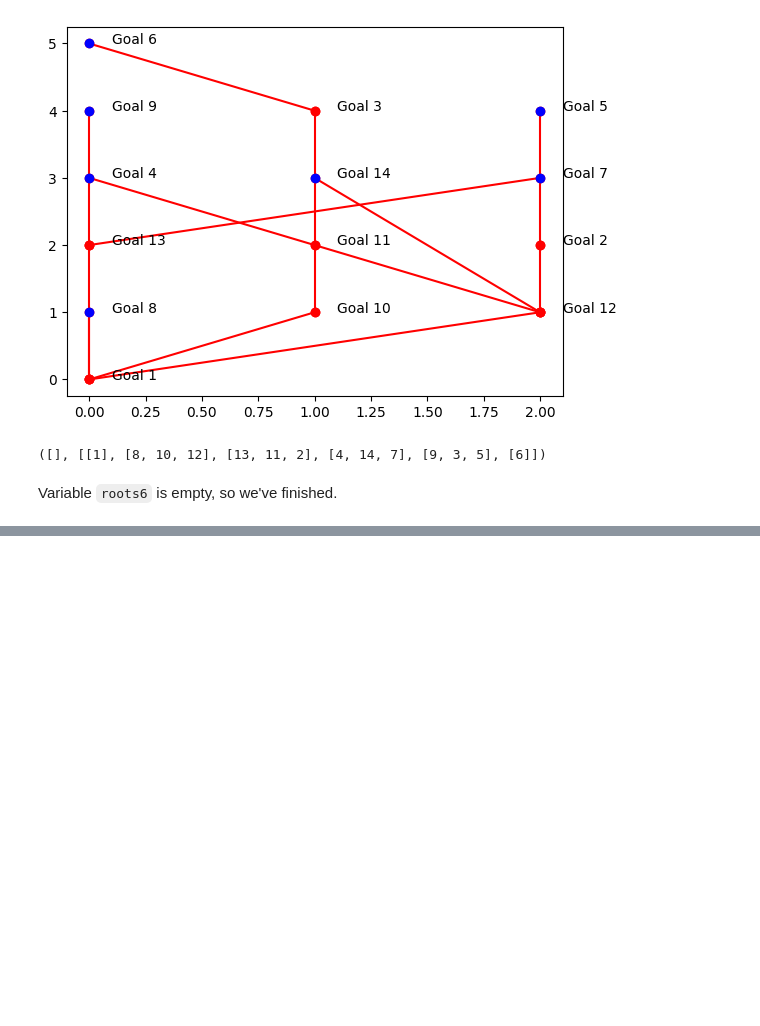
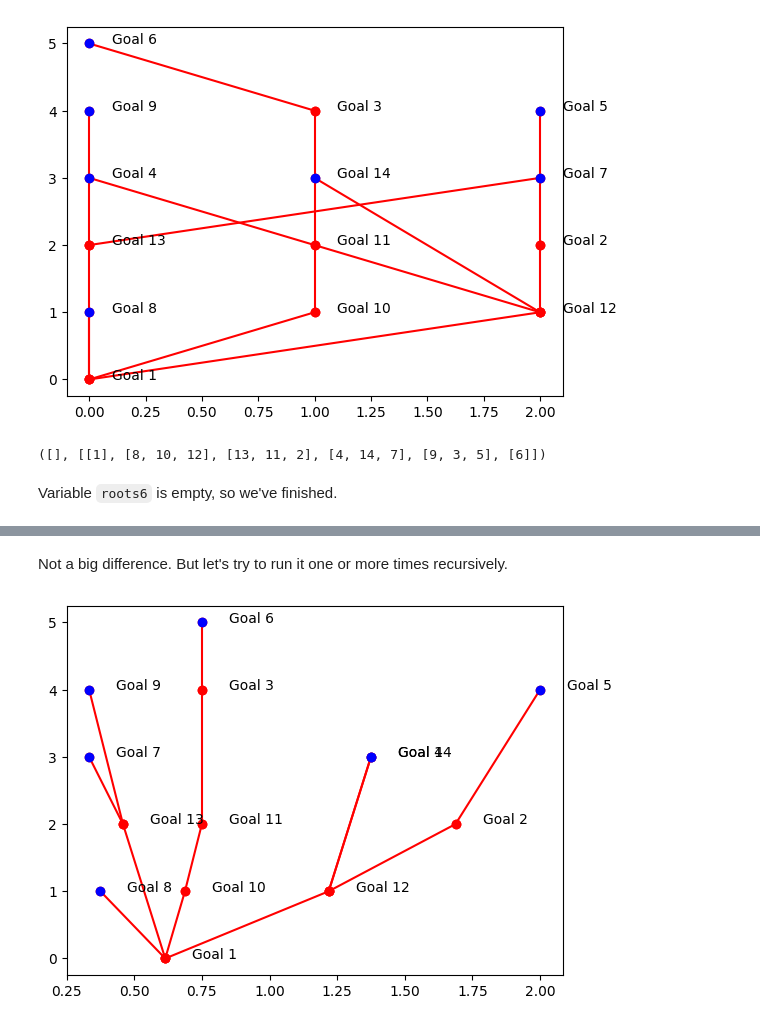
Before and after one commit to ahitrin/SiebenApp-render-playground, a Jupyter notebook: notebooks/sieben-render.ipynb, the cells around one changed output, grey strips where cells are left out. Cells and saved outputs as stored; diff of their text form; code cells hidden in the pictures; blank space fills up the shorter version.

```diff
--- a/notebooks/sieben-render.ipynb
+++ b/notebooks/sieben-render.ipynb
@@ -296,0 +389,8 @@ Variable `roots6` is empty, so we've finished.
+# %% [markdown]
+Not a big difference. But let's try to run it one or more times recursively.
+# %%
+sample_adj1_1 = adjust_horisontal(sample_with_layers, 1.0)
+sample_adj1_2 = adjust_horisontal(sample_adj1_1, 0.5)
+draw1(sample_adj1_2)
+# %% [output]
+[figure, added]
```
Also changed, not shown: parts of 17 cells of this notebook.
